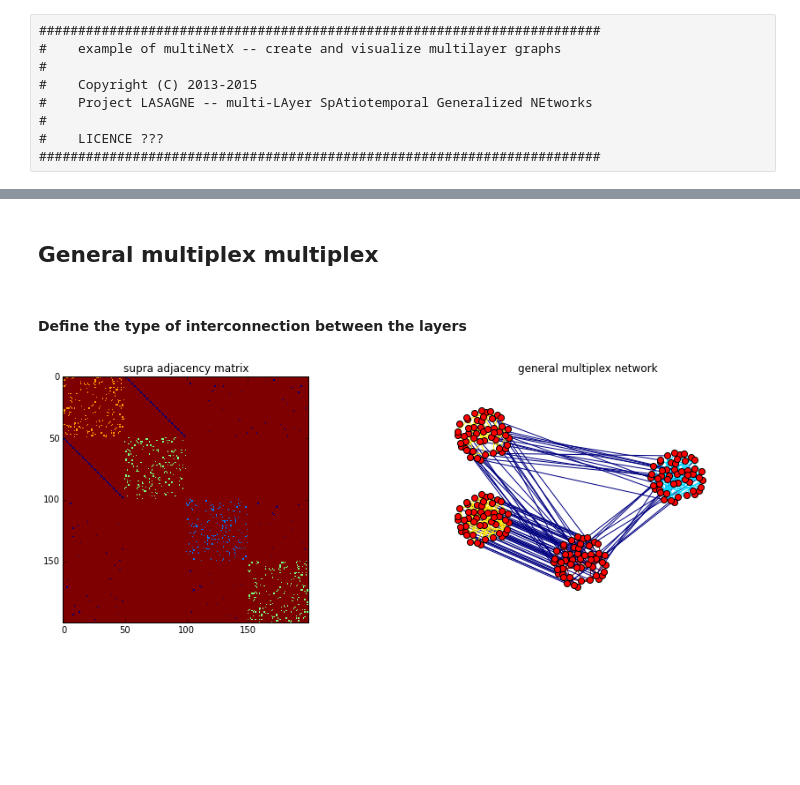
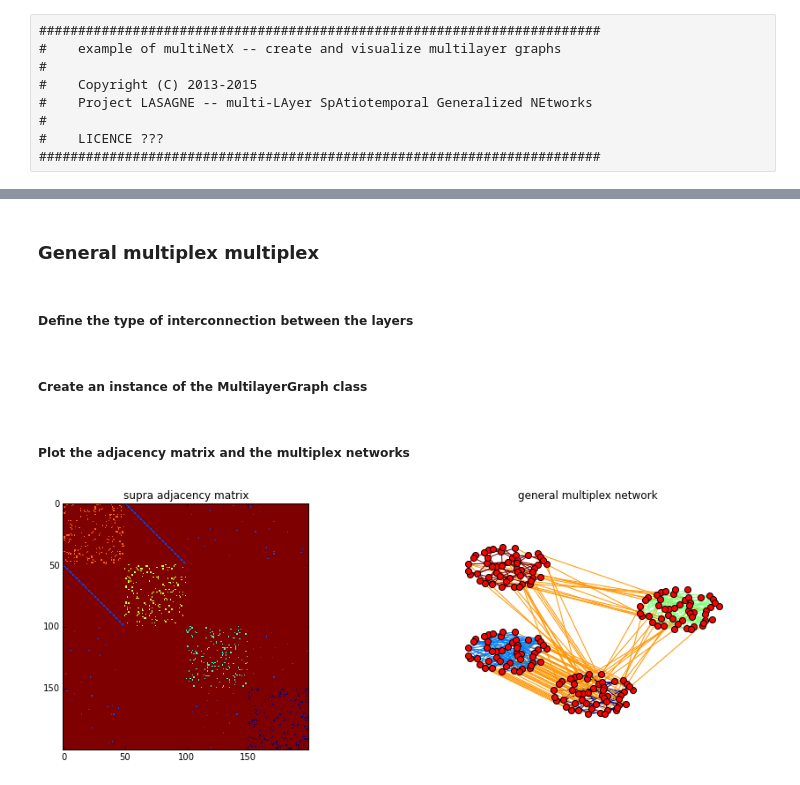
Before and after one commit to nkoub/multinetx, a Jupyter notebook: plot_multiplex_networks.ipynb, the cells around one changed output, grey strips where cells are left out. Saved outputs shown, nothing was run; the diff lists cells and outputs as text; code cells hidden in the pictures; blank space fills up the shorter version.

```diff
--- a/plot_multiplex_networks.ipynb
+++ b/plot_multiplex_networks.ipynb
@@ -102,7 +111,7 @@ plt.show()
 # %% [markdown]
-## General multiplex multiplex
+### General multiplex multiplex
 # %% [markdown]
-#### Define the type of interconnection between the layers
+##### Define the type of interconnection between the layers
 # %%
 adj_block = lil_matrix(np.zeros((N*4,N*4)))
 
@@ -112,31 +121,37 @@ adj_block[0  :  N , 3*N:4*N] = np.random.poisson(0.006,size=(N,N))   # L_34
 adj_block[3*N:4*N , 2*N:3*N] = np.random.poisson(0.008,size=(N,N))   # L_14
 adj_block += adj_block.T
 adj_block[adj_block>1] = 1
+# %% [markdown]
+##### Create an instance of the MultilayerGraph class
 # %%
-mg = mx.MultilayerGraph(list_of_layers=[g1,g2,g3,g1],inter_adjacency_matrix=adj_block)
+mg = mx.MultilayerGraph(list_of_layers=[g1,g2,g3,g1],
+                        inter_adjacency_matrix=adj_block)
 
 mg.set_edges_weights(inter_layer_edges_weight=4)
+
 mg.set_intra_edges_weights(layer=0,weight=1)
 mg.set_intra_edges_weights(layer=1,weight=2)
 mg.set_intra_edges_weights(layer=2,weight=3)
-mg.set_intra_edges_weights(layer=3,weight=2)
+mg.set_intra_edges_weights(layer=3,weight=5)
+# %% [markdown]
+##### Plot the adjacency matrix and the multiplex networks
 # %%
 fig = plt.figure(figsize=(15,5))
 ax1 = fig.add_subplot(121)
 ax1.imshow(nx.adjacency_matrix(mg,weight='weight').todense(),
           origin='upper',interpolation='nearest',cmap=plt.cm.jet_r)
 ax1.set_title('supra adjacency matrix')
 
 ax2 = fig.add_subplot(122)
 ax2.axis('off')
 ax2.set_title('general multiplex network')
 pos = mx.get_position(mg,nx.fruchterman_reingold_layout(mg.get_layer(0)),
                       layer_vertical_shift=.6,
-                      layer_horizontal_shift=1.3,
-                      proj_angle=.8)
+                      layer_horizontal_shift=0.9,
+                      proj_angle=.6)
 nx.draw_networkx(mg,pos=pos,ax=ax2,node_size=50,with_labels=False,
                  edge_color=[mg[a][b]['weight'] for a,b in mg.edges()],
-                 edge_cmap=plt.cm.jet_r)
+                 edge_cmap=plt.cm.jet)
 plt.show()
 # %% [output]
-[figure, old version]
+[figure, new version]
```
Also changed, not shown: parts of 17 cells of this notebook, 8 other files.
